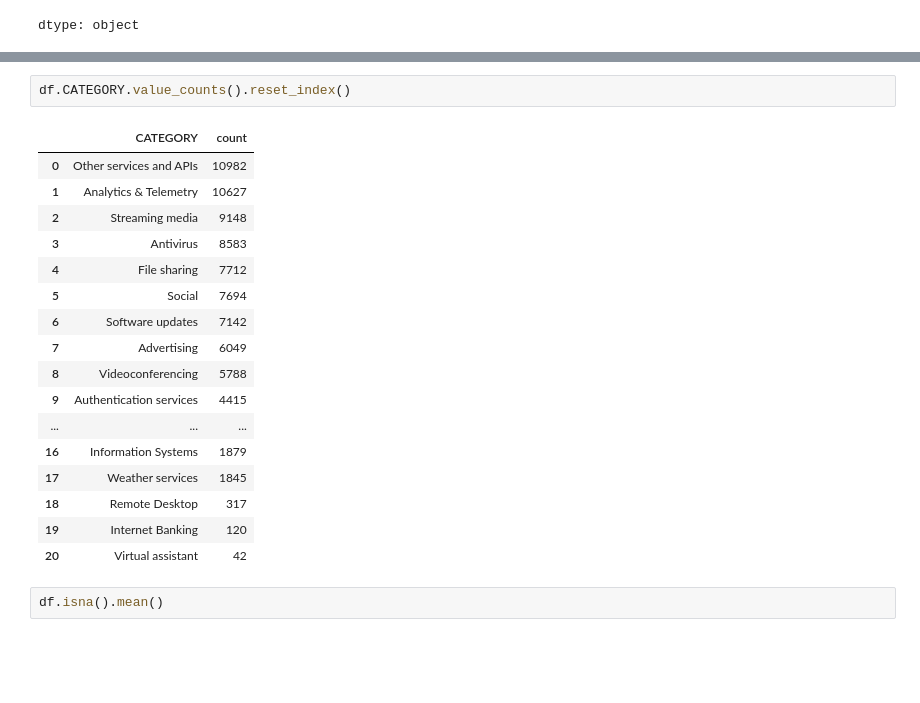
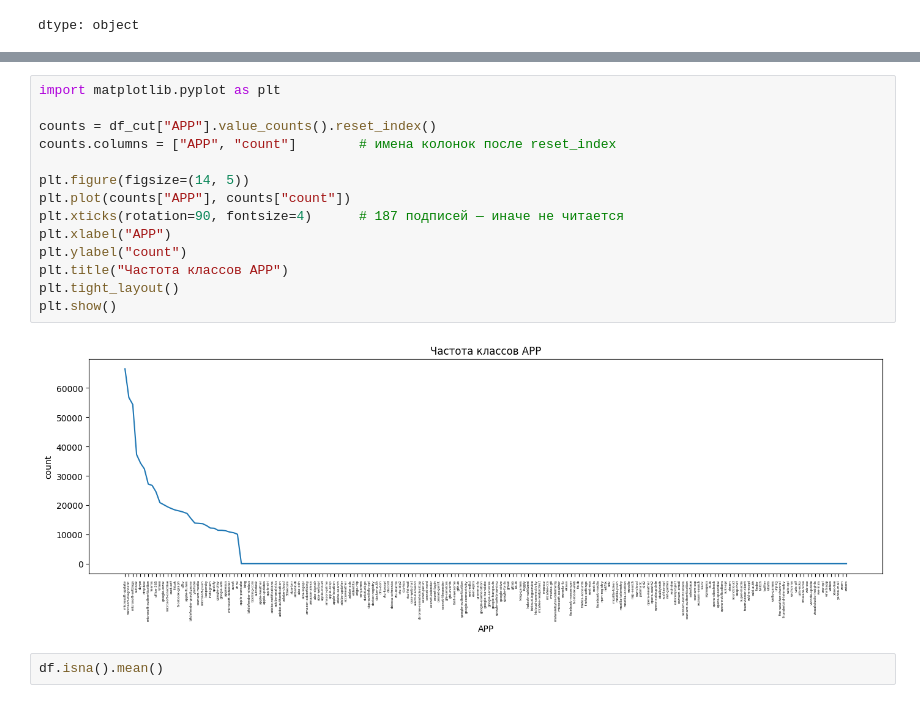
Before and after one commit to MinyaevAndrey/cesnet-tcexamples, a Jupyter notebook: notebooks/example_evaluation.ipynb, the cells around one changed output, grey strips where cells are left out. Drawn from its saved outputs; the diff is of its cells as text; blank space fills up the shorter version.

```diff
--- a/notebooks/example_evaluation.ipynb
+++ b/notebooks/example_evaluation.ipynb
@@ -1196,23 +1237,19 @@ memory usage: 192.6 MB
-# %%
-df.CATEGORY.value_counts().reset_index()
-# %% [output]
-|  | CATEGORY | count |
-| 0 | Other services and APIs | 10982 |
-| 1 | Analytics & Telemetry | 10627 |
-| 2 | Streaming media | 9148 |
-| 3 | Antivirus | 8583 |
-| 4 | File sharing | 7712 |
-| 5 | Social | 7694 |
-| 6 | Software updates | 7142 |
-| 7 | Advertising | 6049 |
-| 8 | Videoconferencing | 5788 |
-| 9 | Authentication services | 4415 |
-| ... | ... | ... |
-| 16 | Information Systems | 1879 |
-| 17 | Weather services | 1845 |
-| 18 | Remote Desktop | 317 |
-| 19 | Internet Banking | 120 |
-| 20 | Virtual assistant | 42 |
+# %%
+import matplotlib.pyplot as plt
+
+counts = df_cut["APP"].value_counts().reset_index()
+counts.columns = ["APP", "count"]        # имена колонок после reset_index
+
+plt.figure(figsize=(14, 5))
+plt.plot(counts["APP"], counts["count"])
+plt.xticks(rotation=90, fontsize=4)      # 187 подписей — иначе не читается
+plt.xlabel("APP")
+plt.ylabel("count")
+plt.title("Частота классов APP")
+plt.tight_layout()
+plt.show()
+# %% [output]
+[figure, added]
 # %%
 df.isna().mean()
 # %% [output]
```
Also changed, not shown: parts of 14 cells of this notebook.
